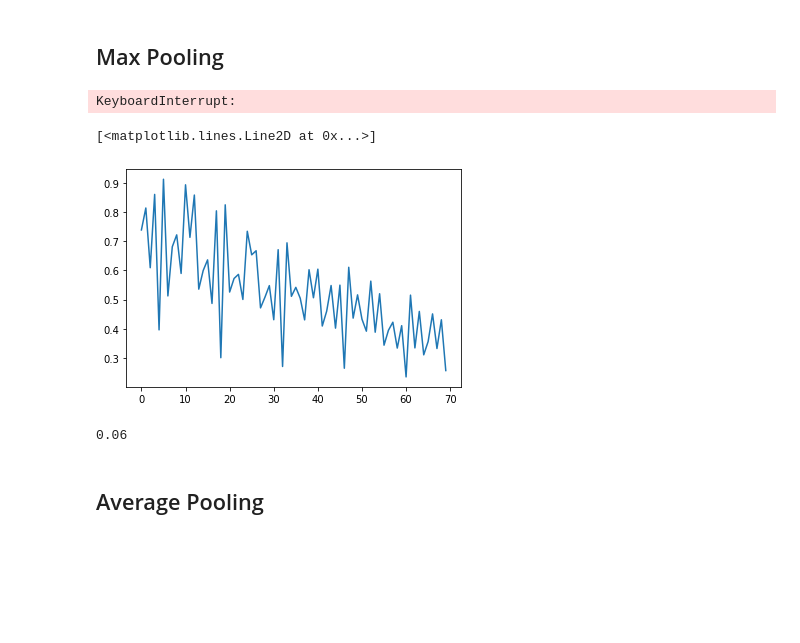
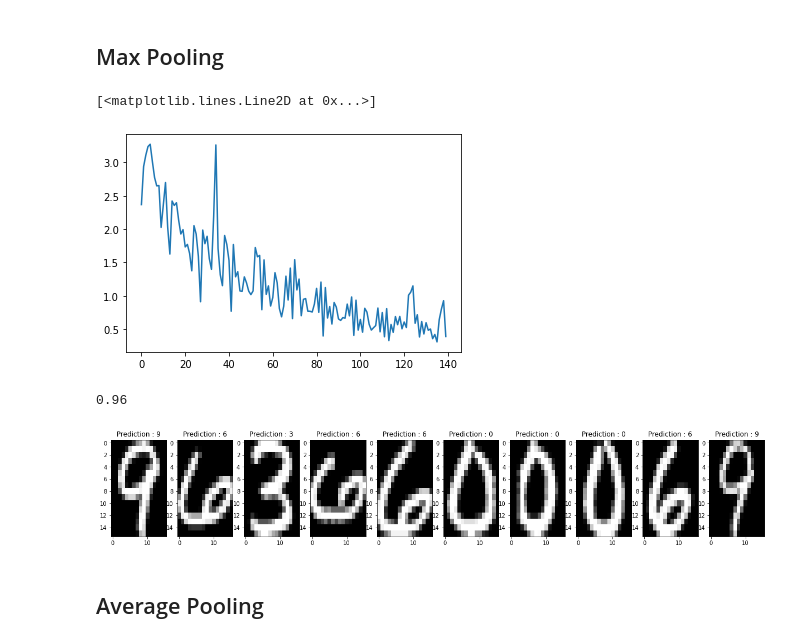
Before and after one commit to Steinz0/NN-from-scratch, a Jupyter notebook: experimentation.ipynb, the cells around one changed output. Drawn from its saved outputs; the diff is of its cells as text; code cells hidden in the pictures; blank space fills up the shorter version.

```diff
--- a/experimentation.ipynb
+++ b/experimentation.ipynb
@@ -852,23 +1136,25 @@ all_loss = MiniBatchGD(seq, ce, X_train_usps_reshape/2, one_hot_y_usps, 500, epo
 X_train_usps_reshape = np.array(X_train_usps.reshape(len(X_train_usps), -1, 1))
 one_hot_y_usps = one_hot(Y_train_usps)
 
-seqConvHV = Sequential([Conv1D_2(3,1,32,1), MaxPool1D(2,2), Flatten(), Linear(8128, 100), ReLu(), Linear(100, 10)])
+seqConv3 = Sequential([Conv1D_2(3,1,32,1), MaxPool1D(2,2), Flatten(), Linear(8128, 100), ReLu(), Linear(100, 10)])
 ce = CrossEntropyLogSoftmax()
 
-epochs = 5
+epochs = 10
 eps = 10e-5
 
-ConvHV_loss = MiniBatchGD(seq, ce, X_train_usps_reshape[:1000]/2, one_hot_y_usps[:1000], 500, epochs=epochs, eps=eps, verbose=False)
+loss_seqConv3 = MiniBatchGD(seqConv3, ce, X_train_usps_reshape/2, one_hot_y_usps, 500, epochs=epochs, eps=eps, verbose=False)
-# %% [output]
-KeyboardInterrupt:
 # %%
-plt.plot(ConvHV_loss)
+plt.plot(loss_seqConv3)
 # %% [output]
 [<matplotlib.lines.Line2D at 0x...>]
-[figure, old version]
+[figure, new version]
 # %%
-accuracy_argmax(X_test_usps_reshape[:100]/2, one_hot_y_test_usps[:100], seqConvHV)
+accuracy_argmax(X_test_usps_reshape[:100]/2, one_hot_y_test_usps[:100], seqConv3)
 # %% [output]
-0.06
+0.96
+# %%
+show_prediction(seqConv3, X_test_usps_reshape[:10])
+# %% [output]
+[figure, added]
 # %% [markdown]
 ## Average Pooling
```
Also changed, not shown: parts of 143 cells of this notebook, 11 other files.
